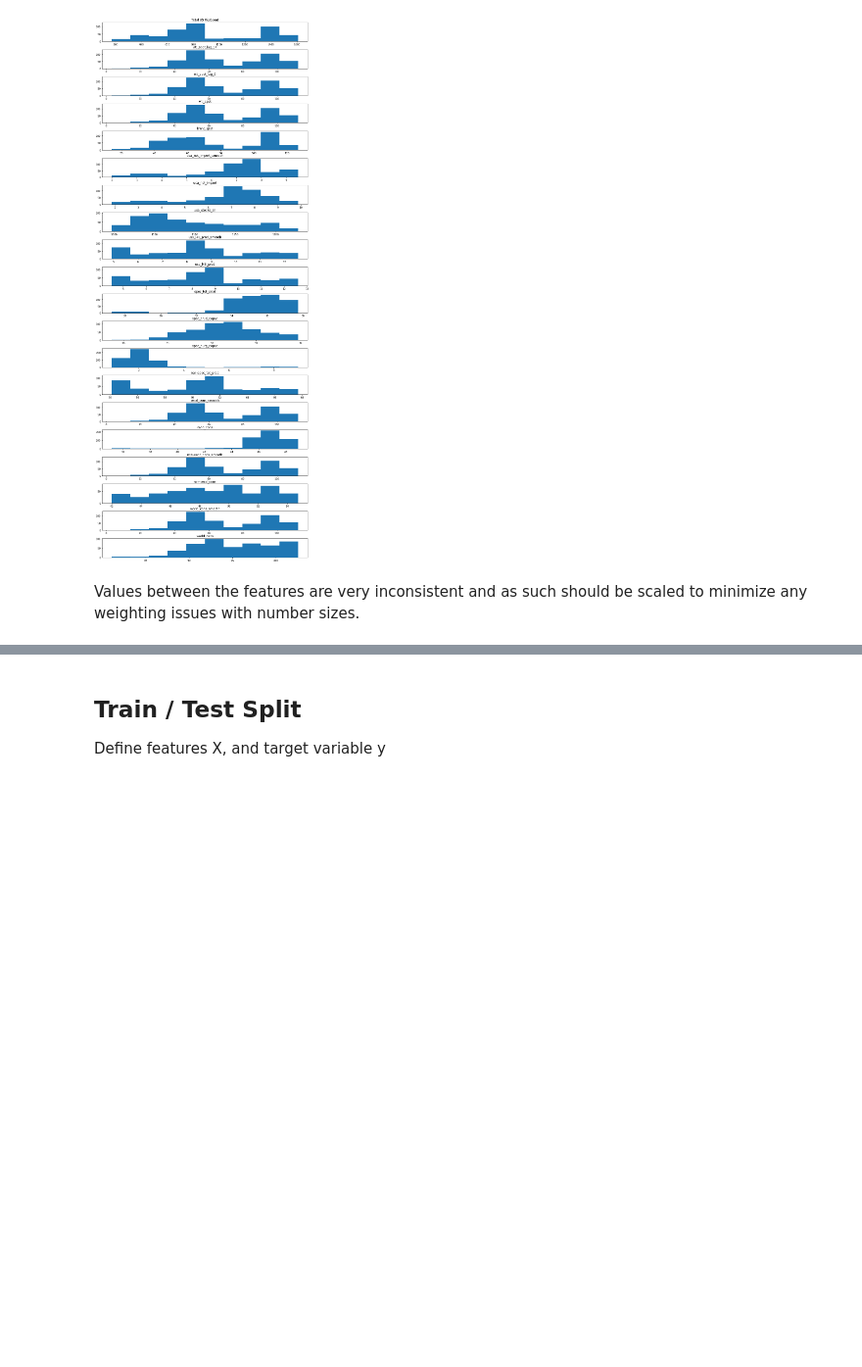
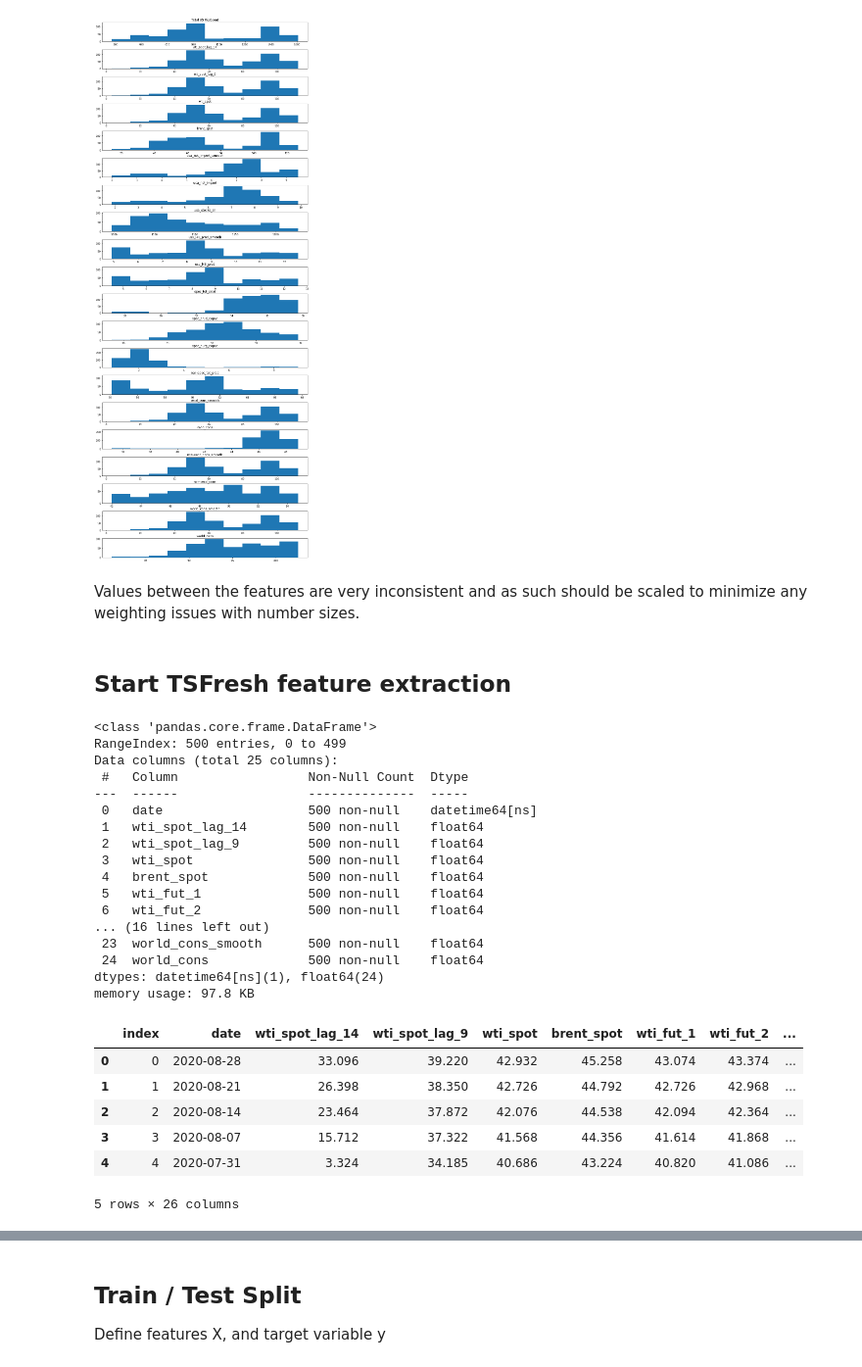
Before and after one commit to brspencer90/rig-count_L48, a Jupyter notebook: notebooks/4.1_Preprocessing-Training.ipynb, the cells around one changed output, grey strips where cells are left out. Shown: that part at 98% size. Saved outputs shown, nothing was run; the diff lists cells and outputs as text; code cells hidden in the pictures; blank space fills up the shorter version.

Commit message:
added tsfresh features to 4.1

```diff
--- a/notebooks/4.1_Preprocessing-Training.ipynb
+++ b/notebooks/4.1_Preprocessing-Training.ipynb
@@ -85,3 +86,5 @@ for i in range(1,len(df.columns)):
 [figure]
 # %% [markdown]
 Values between the features are very inconsistent and as such should be scaled to minimize any weighting issues with number sizes.
+# %% [markdown]
+## Start TSFresh feature extraction
@@ -87,0 +93,34 @@ Values between the features are very inconsistent and as such should be scaled t
+# %%
+date = df.iloc[:,0]
+X = df.iloc[:,2:]
+y = df.iloc[:,1]
+
+X = pd.concat([date,X],axis=1)
+X.info()
+X = X.reset_index()
+X.head()
+# %% [output]
+<class 'pandas.core.frame.DataFrame'>
+RangeIndex: 500 entries, 0 to 499
+Data columns (total 25 columns):
+ #   Column                 Non-Null Count  Dtype
+---  ------                 --------------  -----
+ 0   date                   500 non-null    datetime64[ns]
+ 1   wti_spot_lag_14        500 non-null    float64
+ 2   wti_spot_lag_9         500 non-null    float64
+ 3   wti_spot               500 non-null    float64
+ 4   brent_spot             500 non-null    float64
+ 5   wti_fut_1              500 non-null    float64
+ 6   wti_fut_2              500 non-null    float64
+... (16 lines left out)
+ 23  world_cons_smooth      500 non-null    float64
+ 24  world_cons             500 non-null    float64
+dtypes: datetime64[ns](1), float64(24)
+memory usage: 97.8 KB
+|  | index | date | wti_spot_lag_14 | wti_spot_lag_9 | wti_spot | brent_spot | wti_fut_1 | wti_fut_2 | ... |
+| 0 | 0 | 2020-08-28 | 33.096 | 39.220 | 42.932 | 45.258 | 43.074 | 43.374 | ... |
+| 1 | 1 | 2020-08-21 | 26.398 | 38.350 | 42.726 | 44.792 | 42.726 | 42.968 | ... |
+| 2 | 2 | 2020-08-14 | 23.464 | 37.872 | 42.076 | 44.538 | 42.094 | 42.364 | ... |
+| 3 | 3 | 2020-08-07 | 15.712 | 37.322 | 41.568 | 44.356 | 41.614 | 41.868 | ... |
+| 4 | 4 | 2020-07-31 | 3.324 | 34.185 | 40.686 | 43.224 | 40.820 | 41.086 | ... |
+5 rows × 26 columns
```
Also changed, not shown: parts of 7 cells of this notebook.
